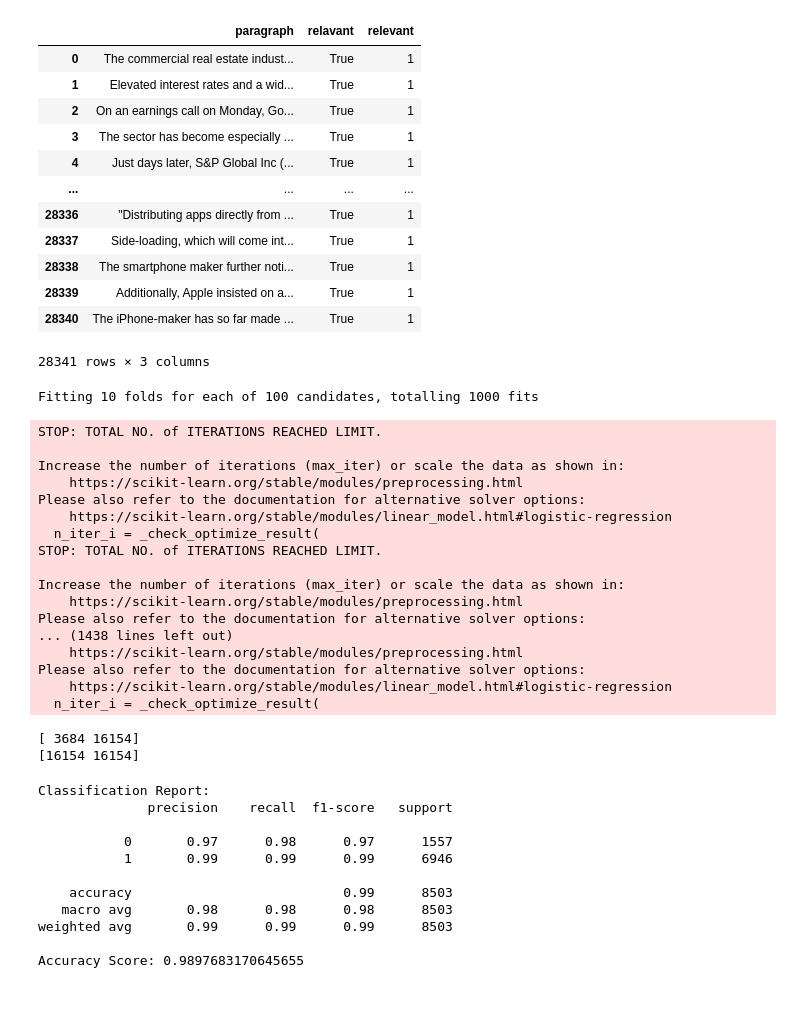
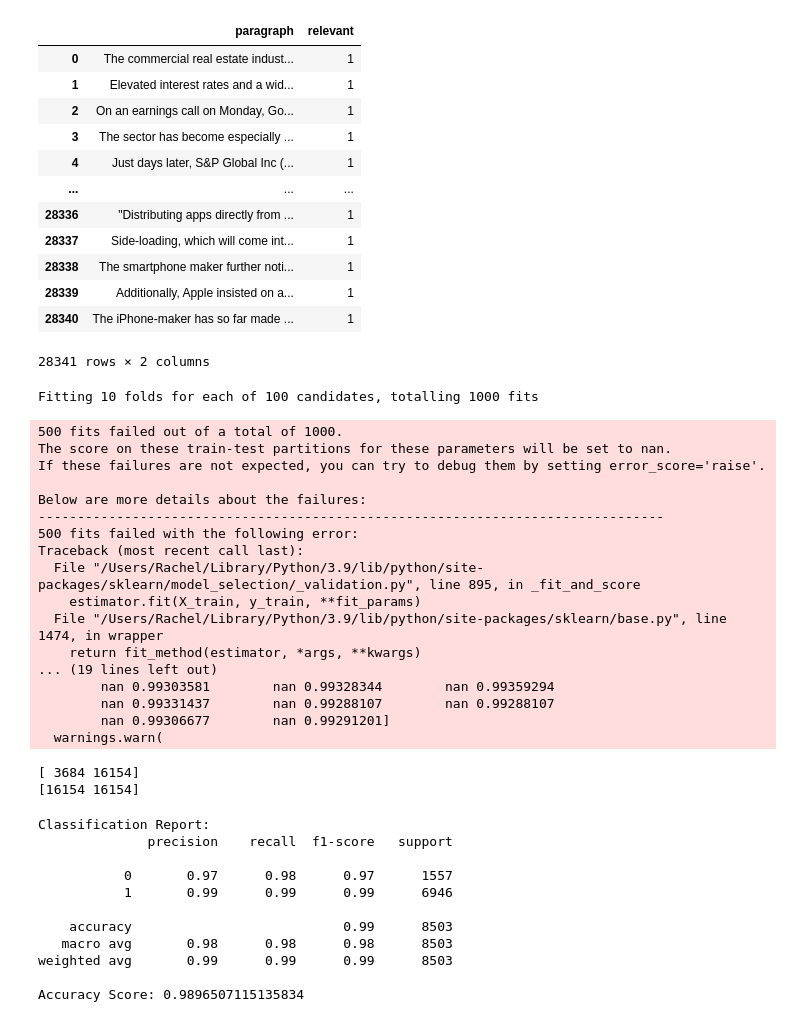
Before and after one commit to ayushRana48/stockNLP, a Jupyter notebook: logregmodel.ipynb, the cells around one changed output. Drawn from its saved outputs; the diff is of its cells as text; code cells hidden in the pictures.

Commit message:
unit tests

```diff
--- a/logregmodel.ipynb
+++ b/logregmodel.ipynb
@@ -31,29 +35,29 @@ def preprocess(text):
 # %%
 df1 = pd.read_csv('paragraph-1.csv')
 
 # drop irrelevant columns and nulls
 df = df1.drop(columns=['Unnamed: 0', 'ticker', 'link'])
 df.dropna(inplace=True)
 df.reset_index(drop=True, inplace=True)
 
 # apply preprocessing and create boolean columns with numerical val
-df['relevant'] = df['relavant'].apply(lambda x: 1 if x == True else 0)
+df['relevant'] = df['relevant'].apply(lambda x: 1 if x == True else 0)
 # df['paragraph'] = df['paragraph'].apply(lambda x: preprocess(x))
 df
 # %% [output]
-|  | paragraph | relavant | relevant |
-| 0 | The commercial real estate indust... | True | 1 |
-| 1 | Elevated interest rates and a wid... | True | 1 |
-| 2 | On an earnings call on Monday, Go... | True | 1 |
-| 3 | The sector has become especially ... | True | 1 |
-| 4 | Just days later, S&P Global Inc (... | True | 1 |
-| ... | ... | ... | ... |
-| 28336 | "Distributing apps directly from ... | True | 1 |
-| 28337 | Side-loading, which will come int... | True | 1 |
-| 28338 | The smartphone maker further noti... | True | 1 |
-| 28339 | Additionally, Apple insisted on a... | True | 1 |
-| 28340 | The iPhone-maker has so far made ... | True | 1 |
+|  | paragraph | relevant |
+| 0 | The commercial real estate indust... | 1 |
+| 1 | Elevated interest rates and a wid... | 1 |
+| 2 | On an earnings call on Monday, Go... | 1 |
+| 3 | The sector has become especially ... | 1 |
+| 4 | Just days later, S&P Global Inc (... | 1 |
+| ... | ... | ... |
+| 28336 | "Distributing apps directly from ... | 1 |
+| 28337 | Side-loading, which will come int... | 1 |
+| 28338 | The smartphone maker further noti... | 1 |
+| 28339 | Additionally, Apple insisted on a... | 1 |
+| 28340 | The iPhone-maker has so far made ... | 1 |
-28341 rows × 3 columns
+28341 rows × 2 columns
 # %%
 vectorizer = TfidfVectorizer(stop_words='english')
 
@@ -80,23 +84,23 @@ grid_search = GridSearchCV(estimator=model, param_grid=param_grid, cv=10, verbos
 model = grid_search.fit(X_train_smote, y_train_smote);
 # %% [output]
 Fitting 10 folds for each of 100 candidates, totalling 1000 fits
-STOP: TOTAL NO. of ITERATIONS REACHED LIMIT.
+500 fits failed out of a total of 1000.
+The score on these train-test partitions for these parameters will be set to nan.
+If these failures are not expected, you can try to debug them by setting error_score='raise'.
 
-Increase the number of iterations (max_iter) or scale the data as shown in:
-    https://scikit-learn.org/stable/modules/preprocessing.html
-Please also refer to the documentation for alternative solver options:
-    https://scikit-learn.org/stable/modules/linear_model.html#logistic-regression
-  n_iter_i = _check_optimize_result(
-STOP: TOTAL NO. of ITERATIONS REACHED LIMIT.
-
-Increase the number of iterations (max_iter) or scale the data as shown in:
-    https://scikit-learn.org/stable/modules/preprocessing.html
-Please also refer to the documentation for alternative solver options:
-... (1438 lines left out)
-    https://scikit-learn.org/stable/modules/preprocessing.html
-Please also refer to the documentation for alternative solver options:
-    https://scikit-learn.org/stable/modules/linear_model.html#logistic-regression
-  n_iter_i = _check_optimize_result(
+Below are more details about the failures:
+--------------------------------------------------------------------------------
+500 fits failed with the following error:
+Traceback (most recent call last):
+  File "/Users/Rachel/Library/Python/3.9/lib/python/site-packages/sklearn/model_selection/_validation.py", line 895, in _fit_and_score
+    estimator.fit(X_train, y_train, **fit_params)
+  File "/Users/Rachel/Library/Python/3.9/lib/python/site-packages/sklearn/base.py", line 1474, in wrapper
+    return fit_method(estimator, *args, **kwargs)
+... (19 lines left out)
+        nan 0.99303581        nan 0.99328344        nan 0.99359294
+        nan 0.99331437        nan 0.99288107        nan 0.99288107
+        nan 0.99306677        nan 0.99291201]
+  warnings.warn(
 # %%
 print(np.bincount(y_train))
 print(np.bincount(y_train_smote))
@@ -121,7 +125,7 @@ Classification Report:
    macro avg       0.98      0.98      0.98      8503
 weighted avg       0.99      0.99      0.99      8503
 
-Accuracy Score: 0.9897683170645655
+Accuracy Score: 0.9896507115135834
 # %%
 def verify_logreg(model, lst, vectorizer):
 
```
Also changed, not shown: parts of 2 cells of this notebook, 3 other files.
